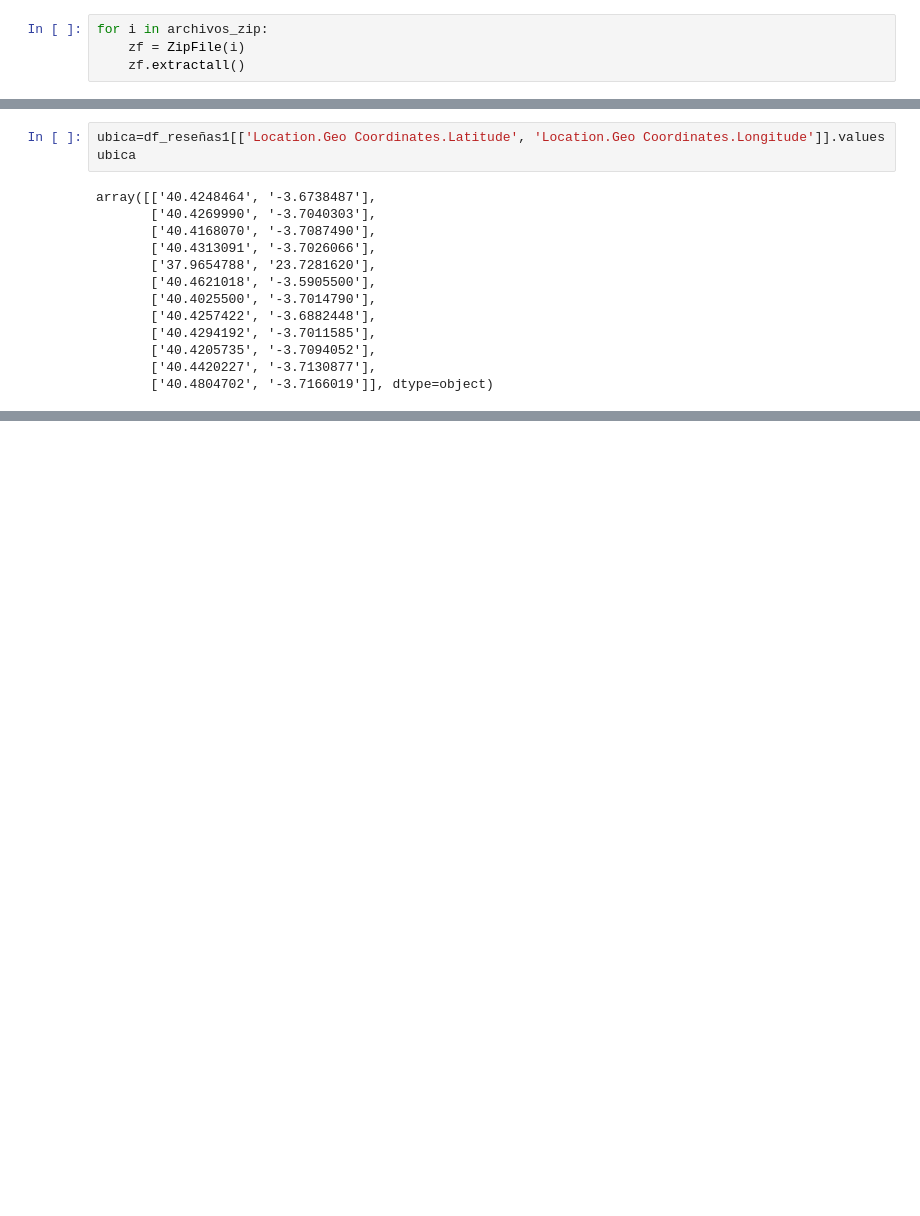
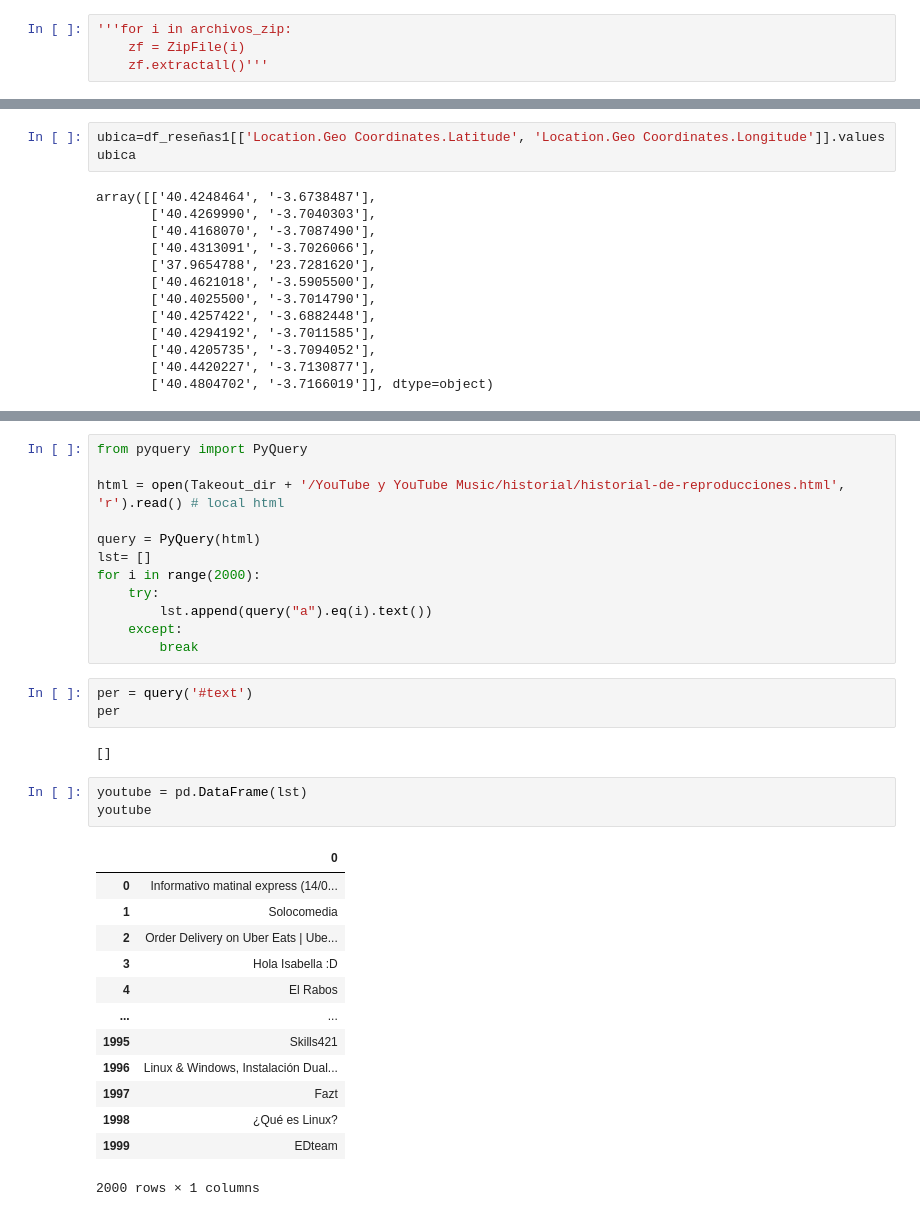
Before and after one commit to jbloch3/Proyecto_Final, a Jupyter notebook: ProyectoFinal.ipynb, the cells around one changed output, grey strips where cells are left out. Drawn from its saved outputs; the diff is of its cells as text; blank space fills up the shorter version.

Commit message:
sacados los datos importantes

```diff
--- a/ProyectoFinal.ipynb
+++ b/ProyectoFinal.ipynb
@@ -39,6 +57,6 @@ archivos_zip
 # %%
 cwd = os.getcwd()
 # %%
-for i in archivos_zip:
+'''for i in archivos_zip:
     zf = ZipFile(i)
-    zf.extractall()
+    zf.extractall()'''
@@ -299,0 +341,34 @@ ModuleNotFoundError: No module named 'gmplot'
+# %%
+from pyquery import PyQuery
+
+html = open(Takeout_dir + '/YouTube y YouTube Music/historial/historial-de-reproducciones.html', 'r').read() # local html
+
+query = PyQuery(html)
+lst= []
+for i in range(2000):
+    try:
+        lst.append(query("a").eq(i).text())
+    except:
+        break
+# %%
+per = query('#text')
+per
+# %% [output]
+[]
+# %%
+youtube = pd.DataFrame(lst)
+youtube
+# %% [output]
+|  | 0 |
+| 0 | Informativo matinal express (14/0... |
+| 1 | Solocomedia |
+| 2 | Order Delivery on Uber Eats | Ube... |
+| 3 | Hola Isabella :D |
+| 4 | El Rabos |
+| ... | ... |
+| 1995 | Skills421 |
+| 1996 | Linux & Windows, Instalación Dual... |
+| 1997 | Fazt |
+| 1998 | ¿Qué es Linux? |
+| 1999 | EDteam |
+2000 rows × 1 columns
```
Also changed, not shown: parts of 39 cells of this notebook.
